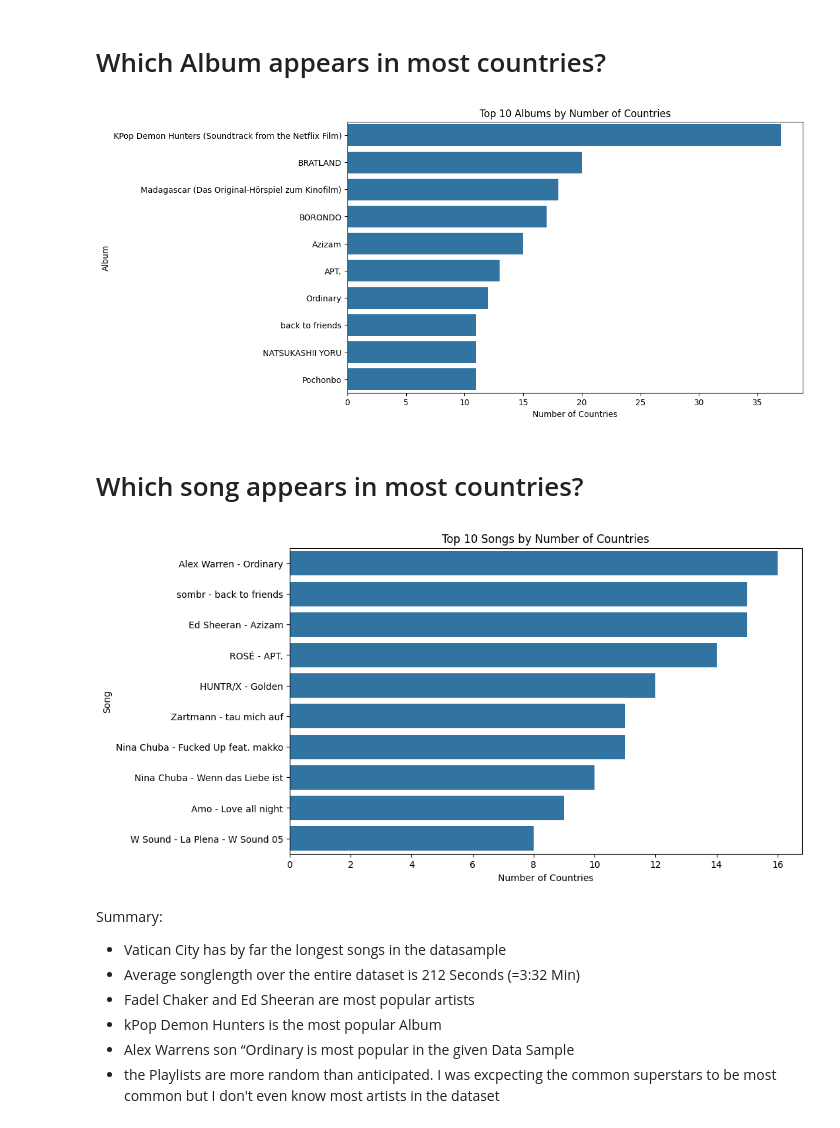
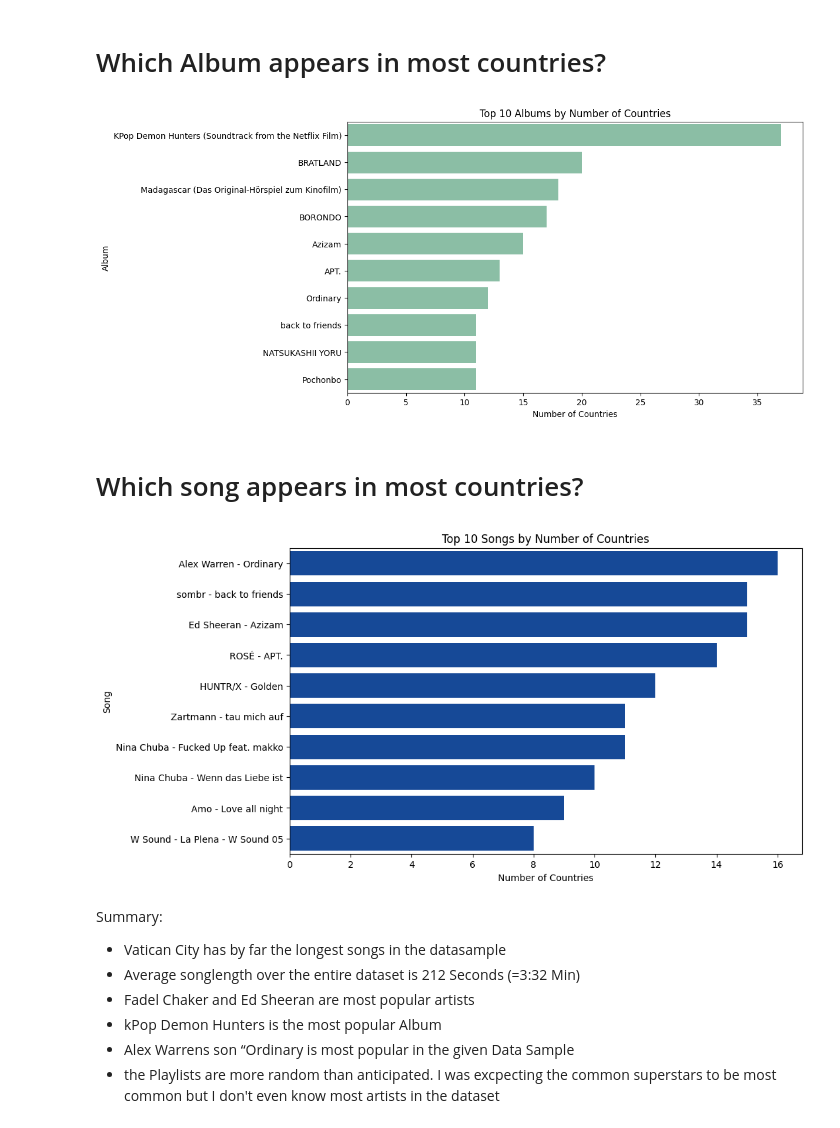
Before and after one commit to SchneFre/project-API-and-Web-Data-Scraping, a Jupyter notebook: eda.ipynb, the cells around one changed output. Cells and saved outputs as stored; diff of their text form; code cells hidden in the pictures.

```diff
--- a/eda.ipynb
+++ b/eda.ipynb
@@ -153,34 +153,34 @@ top10_df.columns = ['Album', 'Song_Count']
 
 # Bar plot
 plt.figure(figsize=(10,6))
-sns.barplot(x='Song_Count', y='Album', data=top10_df)
+sns.barplot(x='Song_Count', y='Album', data=top10_df, color="#82C7A5")
 plt.xlabel("Number of Countries")
 plt.ylabel("Album")
 plt.title("Top 10 Albums by Number of Countries")
 plt.show()
 # %% [output]
-[figure, old version]
+[figure, new version]
 # %% [markdown]
 # Which song appears in most countries?
 # %%
 df["artist_and_songname"] = df["Artist"] + " - " + df["Song"]
 df_artist = df.groupby("artist_and_songname")["country_name"].count()
 
 top10_artists = df_artist.sort_values(ascending=False).head(10)
 
 # Convert Series to DataFrame for easier plotting
 top10_df = top10_artists.reset_index()
 top10_df.columns = ['Song', 'Song_Count']
 
 # Bar plot
 plt.figure(figsize=(10,6))
-sns.barplot(x='Song_Count', y='Song', data=top10_df)
+sns.barplot(x='Song_Count', y='Song', data=top10_df, color="#0145AC")
 plt.xlabel("Number of Countries")
 plt.ylabel("Song")
 plt.title("Top 10 Songs by Number of Countries")
 plt.show()
 # %% [output]
-[figure, old version]
+[figure, new version]
 # %% [markdown]
 Summary:
 - Vatican City has by far the longest songs in the datasample
```
Also changed, not shown: parts of 3 cells of this notebook.
